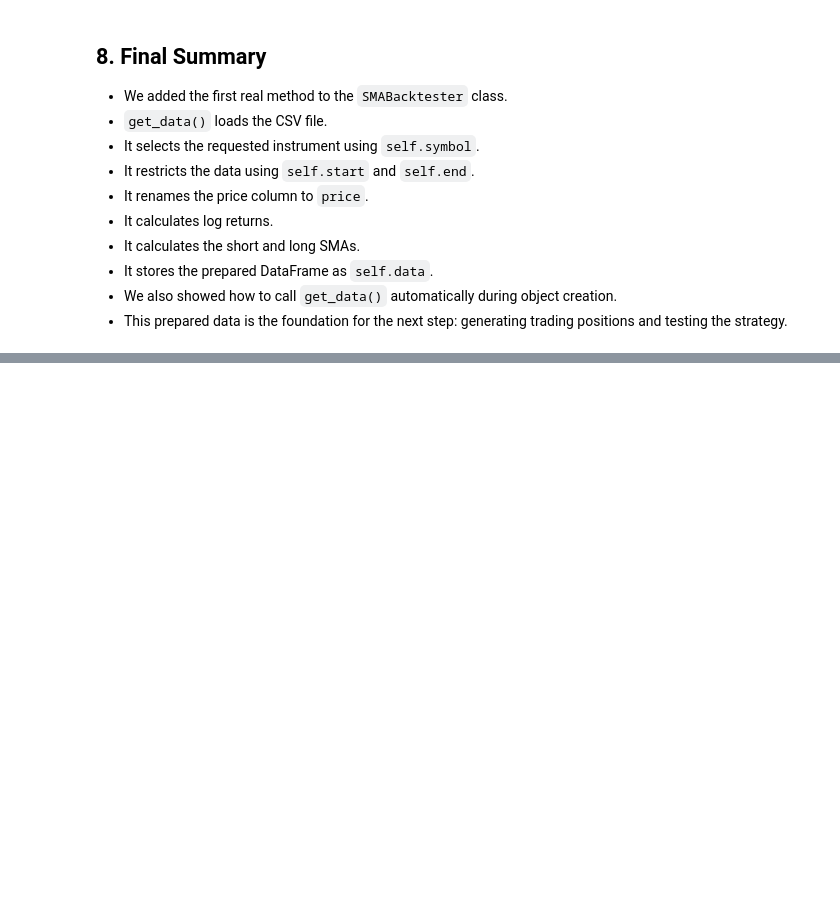
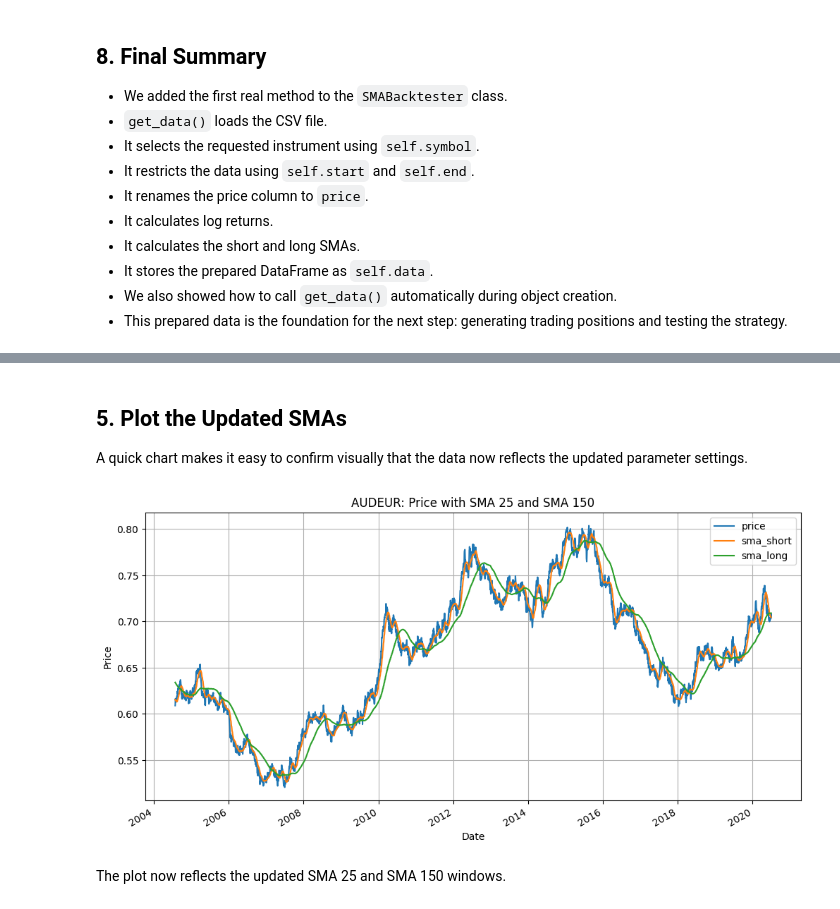
Before and after one commit to seanmayer/algo-trading-broker-testing, a Jupyter notebook: defining-back-testing-strategies/building_using_sma_backtester_class.ipynb, the cells around one changed output, grey strips where cells are left out. Saved outputs shown, nothing was run; the diff lists cells and outputs as text; code cells hidden in the pictures; blank space fills up the shorter version.

```diff
--- a/defining-back-testing-strategies/building_using_sma_backtester_class.ipynb
+++ b/defining-back-testing-strategies/building_using_sma_backtester_class.ipynb
@@ -831,0 +889,12 @@ We keep the current version returning `raw` because it is clearer for notebook l
+# %%
+df = pd.read_csv("forex_pairs.csv", parse_dates=["Date"], index_col="Date")
+
+raw_check = df[[tester.symbol]].dropna().copy()
+raw_check = raw_check.loc[tester.start:tester.end].copy()
+raw_check.rename(columns={tester.symbol: "price"}, inplace=True)
+
+raw_check["returns"] = np.log(raw_check["price"] / raw_check["price"].shift(1))
+raw_check["sma_short"] = raw_check["price"].rolling(tester.sma_short).mean()
+raw_check["sma_long"] = raw_check["price"].rolling(tester.sma_long).mean()
+
+raw_check.isna().sum()
@@ -831,0 +1036,10 @@ We keep the current version returning `raw` because it is clearer for notebook l
+# %%
+tester = SMABacktester(
+    symbol="AUDEUR",
+    sma_short=50,
+    sma_long=200,
+    start="2004-01-01",
+    end="2020-06-30"
+)
+
+tester
@@ -831,0 +1063,2 @@ We keep the current version returning `raw` because it is clearer for notebook l
+# %%
+tester.set_parameters(sma_short=25, sma_long=150)
@@ -831,0 +1097,15 @@ We keep the current version returning `raw` because it is clearer for notebook l
+# %% [markdown]
+## 5. Plot the Updated SMAs
+
+A quick chart makes it easy to confirm visually that the data now reflects the updated parameter settings.
+# %%
+tester.data[["price", "sma_short", "sma_long"]].dropna().plot(figsize=(12, 6))
+plt.title(f"{tester.symbol}: Price with SMA {tester.sma_short} and SMA {tester.sma_long}")
+plt.xlabel("Date")
+plt.ylabel("Price")
+plt.grid(True)
+plt.show()
+# %% [output]
+[figure, added]
+# %% [markdown]
+The plot now reflects the updated SMA 25 and SMA 150 windows.
```
Also changed, not shown: parts of 31 cells of this notebook.
